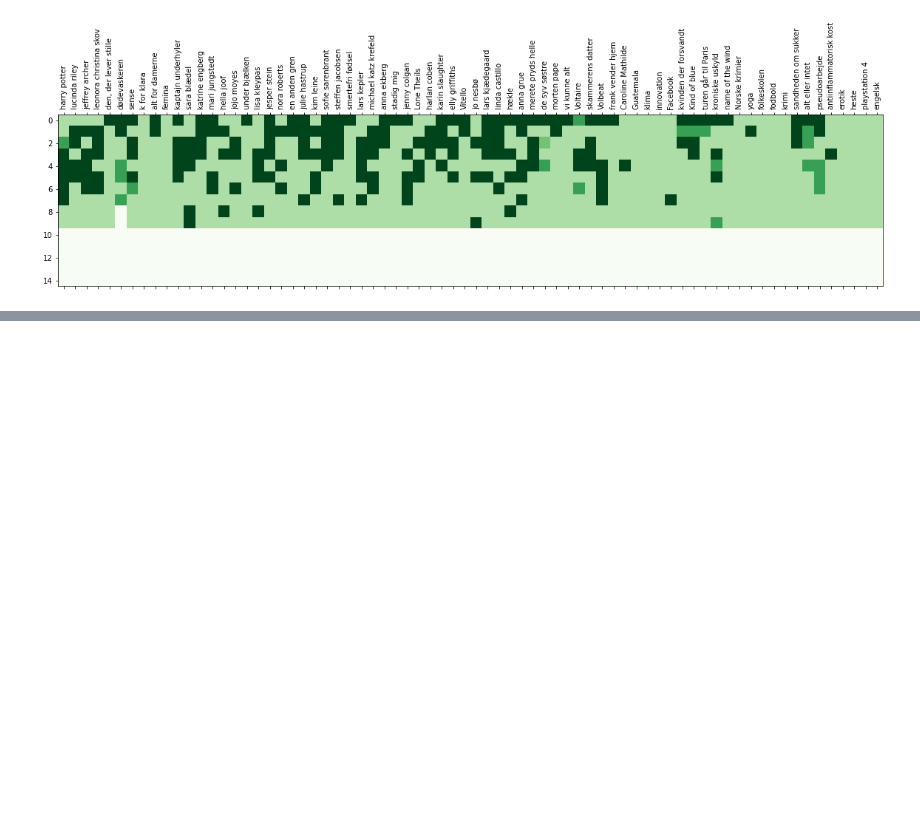
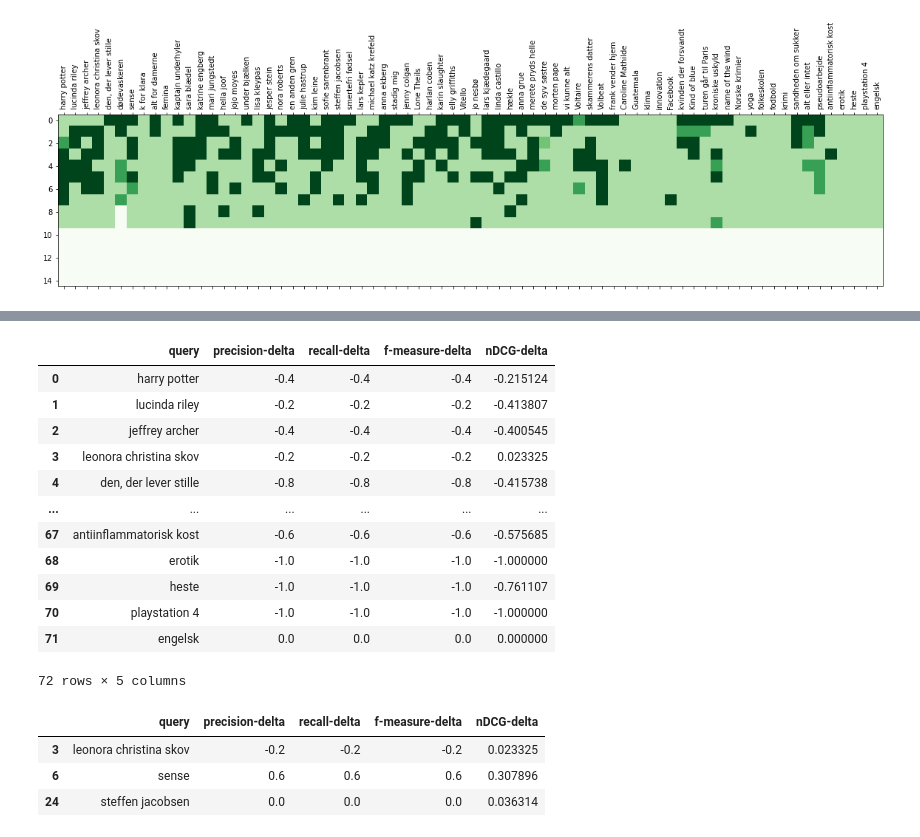
Before and after one commit to DBCDK/simple-search, a Jupyter notebook: notebooks/cisterne-evaluation.ipynb, the cells around one changed output, grey strips where cells are left out. Saved outputs shown, nothing was run; the diff lists cells and outputs as text; code cells hidden in the pictures; blank space fills up the shorter version.

```diff
--- a/notebooks/cisterne-evaluation.ipynb
+++ b/notebooks/cisterne-evaluation.ipynb
@@ -153,0 +175,28 @@ plt.show()
+# %%
+open_search_cisterne_results
+comparison_df = pd.DataFrame()
+comparison_df["query"] = open_search_cisterne_results["query"]
+for column in ["precision", "recall", "f-measure", "nDCG"]:
+    comparison_df[f"{column}-delta"] = search_results[column] - open_search_cisterne_results[column]
+comparison_df
+# %% [output]
+|  | query | precision-delta | recall-delta | f-measure-delta | nDCG-delta |
+| 0 | harry potter | -0.4 | -0.4 | -0.4 | -0.215124 |
+| 1 | lucinda riley | -0.2 | -0.2 | -0.2 | -0.413807 |
+| 2 | jeffrey archer | -0.4 | -0.4 | -0.4 | -0.400545 |
+| 3 | leonora christina skov | -0.2 | -0.2 | -0.2 | 0.023325 |
+| 4 | den, der lever stille | -0.8 | -0.8 | -0.8 | -0.415738 |
+| ... | ... | ... | ... | ... | ... |
+| 67 | antiinflammatorisk kost | -0.6 | -0.6 | -0.6 | -0.575685 |
+| 68 | erotik | -1.0 | -1.0 | -1.0 | -1.000000 |
+| 69 | heste | -1.0 | -1.0 | -1.0 | -0.761107 |
+| 70 | playstation 4 | -1.0 | -1.0 | -1.0 | -1.000000 |
+| 71 | engelsk | 0.0 | 0.0 | 0.0 | 0.000000 |
+72 rows × 5 columns
+# %%
+comparison_df[(comparison_df["nDCG-delta"] > 0) | (comparison_df["f-measure-delta"] > 0)]
+# %% [output]
+|  | query | precision-delta | recall-delta | f-measure-delta | nDCG-delta |
+| 3 | leonora christina skov | -0.2 | -0.2 | -0.2 | 0.023325 |
+| 6 | sense | 0.6 | 0.6 | 0.6 | 0.307896 |
+| 24 | steffen jacobsen | 0.0 | 0.0 | 0.0 | 0.036314 |
```
Also changed, not shown: parts of 6 cells of this notebook, 1 other file.
